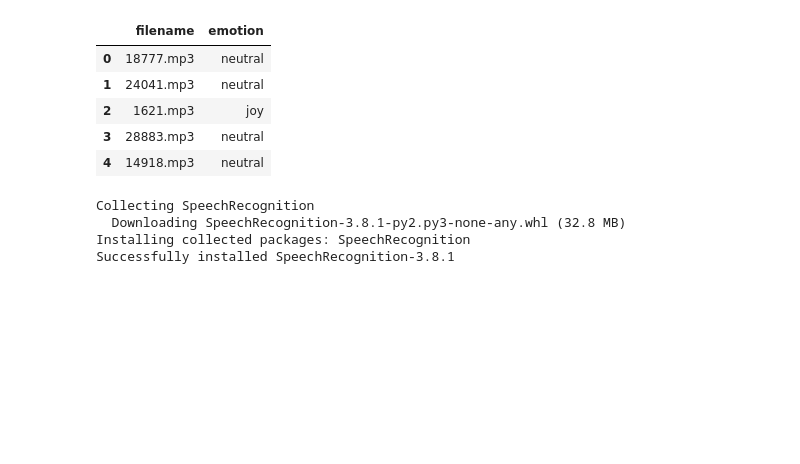
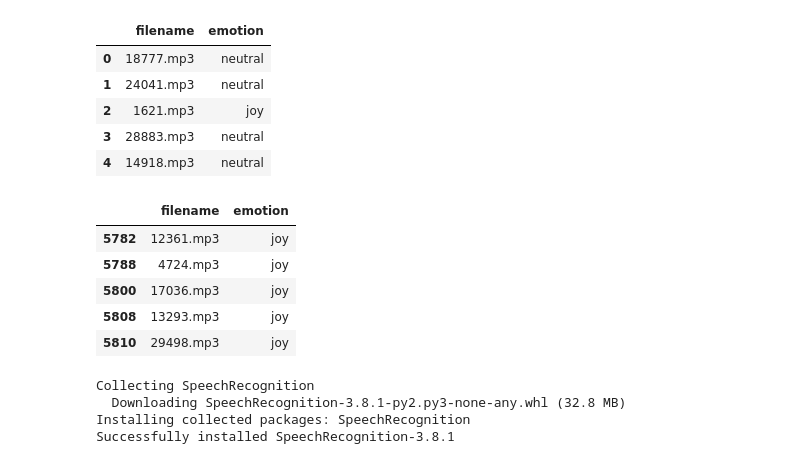
Before and after one commit to plaban1981/HACKEREARTH, a Jupyter notebook: Hackerearth_cogito_AI_challenge.ipynb, the cells around one changed output. Drawn from its saved outputs; the diff is of its cells as text; code cells hidden in the pictures; blank space fills up the shorter version.

```diff
--- a/Hackerearth_cogito_AI_challenge.ipynb
+++ b/Hackerearth_cogito_AI_challenge.ipynb
@@ -56,6 +56,15 @@ train.head()
 | 2 | 1621.mp3 | joy |
 | 3 | 28883.mp3 | neutral |
 | 4 | 14918.mp3 | neutral |
+# %%
+train[train['emotion'] =='joy'].tail()
+# %% [output]
+|  | filename | emotion |
+| 5782 | 12361.mp3 | joy |
+| 5788 | 4724.mp3 | joy |
+| 5800 | 17036.mp3 | joy |
+| 5808 | 13293.mp3 | joy |
+| 5810 | 29498.mp3 | joy |
 # %%
 !pip3 install SpeechRecognition
 # %% [output]
```
Also changed, not shown: parts of 6 cells of this notebook.
